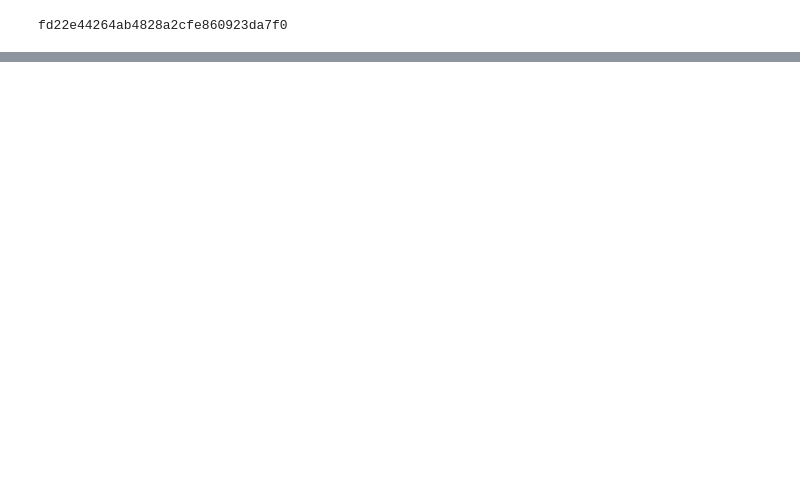
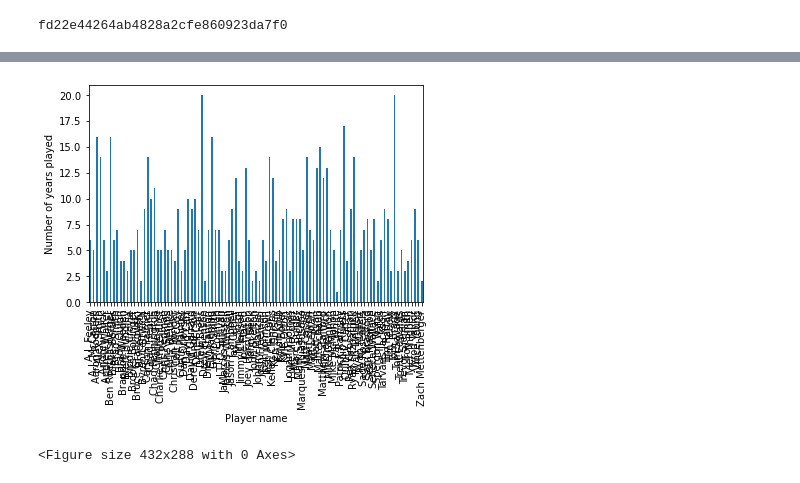
Before and after one commit to mikejackson35/mica_team, a Jupyter notebook: mica_project1.ipynb, the cells around one changed output, grey strips where cells are left out. Drawn from its saved outputs; the diff is of its cells as text; code cells hidden in the pictures; blank space fills up the shorter version.

Commit message:
Made more update. Plots added

```diff
--- a/mica_project1.ipynb
+++ b/mica_project1.ipynb
@@ -293,0 +121,29 @@ df_merged.groupby("Name").mean()
+# %%
+#Sort the stats by Seaon year so they are in ascending order, which should align with the salary table
+stats_df=stats_df.sort_values(by=['season_year'])
+
+#ADD a new column called Salary
+stats_df["Salary"]=""
+
+# g = stats_df["Player"].unique()
+#g
+# %%
+#len(stats_df1.loc[stats_df1['Player'] == g[0]])
+#Loop through the 100 players and copy theiur salaries to the stats table oin "Salary column"
+#It is not clean way to do things. Will explore more ways to improve it later
+i=1
+#First row is title
+j=0
+for player in salaries1_df.iloc[0:,0]:
+    i=1
+    for row in stats_df.loc[stats_df['Player'] == player].index:
+#Debugging only
+#        print (f"Player = {player}")
+#        print(f"row = {row}")
+#        print(f"i={i}")
+#        print(f"Salaries = {salaries1_df.iloc[0,i]}")
+#        print(f"Stats value = {stats_df.loc[row , 'Salary']}")
+#        salary=salaries1_df.iloc[j,i]
+        stats_df.loc[row , "Salary"] = salaries1_df.iloc[j ,i]
+        i=i+1
+    j=j+1
@@ -293,0 +174,5 @@ df_merged.groupby("Name").mean()
+# %%
+#plot salary per player
+player_group=stats_df.groupby("Player")
+years_played=player_group["Player"].count()
+years_played
@@ -293,0 +193,13 @@ df_merged.groupby("Name").mean()
+# %%
+#Number of years played per Player
+
+years_chart = years_played.plot(kind='bar')
+
+# Set the xlabel and ylabel using class methods
+years_chart.set_xlabel("Player name")
+years_chart.set_ylabel("Number of years played")
+plt.show()
+plt.tight_layout()
+# %% [output]
+[figure, added]
+<Figure size 432x288 with 0 Axes>
```
Also changed, not shown: parts of 32 cells of this notebook.
